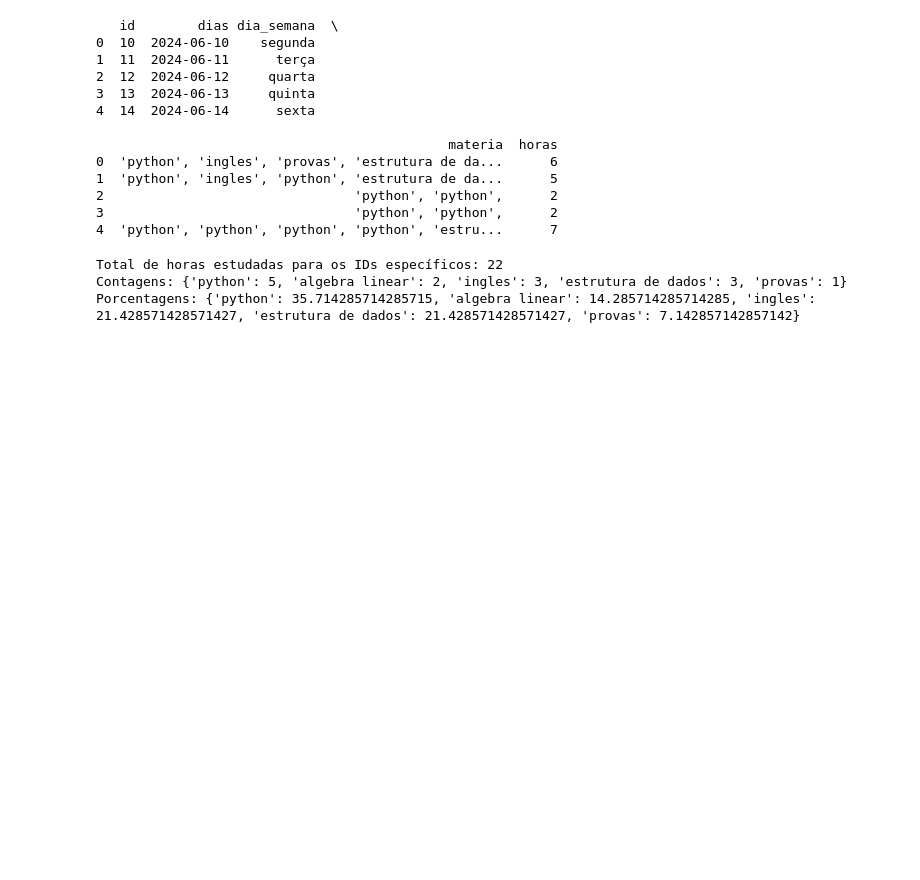
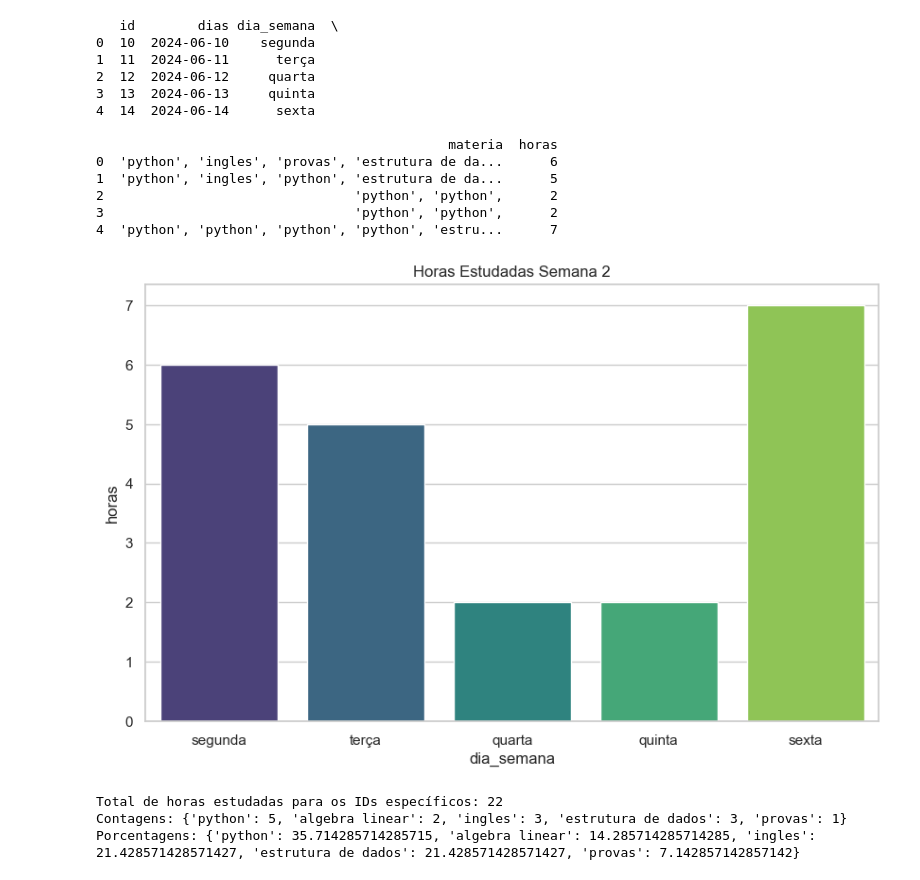
Before and after one commit to laviaRegina/Planner-grafico-estudos, a Jupyter notebook: planner.ipynb, the cells around one changed output. Cells and saved outputs as stored; diff of their text form; code cells hidden in the pictures; blank space fills up the shorter version.

```diff
--- a/planner.ipynb
+++ b/planner.ipynb
@@ -226,6 +233,22 @@ print(df)
 # %%
 conn = sqlite3.connect('Planner.db')
 df = pd.read_sql_query("SELECT materia FROM Planner", conn)
+# %%
+dias_especificos = (10, 11, 12, 13, 14)
+query = "SELECT id, dia_semana, horas FROM Planner WHERE id IN (?, ?, ?, ?, ?)"
+df_semana2 = pd.read_sql_query(query, conn, params=dias_especificos)
+# %%
+sns.set(style="whitegrid")
+plt.figure(figsize=(10, 6))
+sns.barplot(data=df_semana2, x='dia_semana', y='horas', palette="viridis")
+
+plt.title('Horas Estudadas Semana 2')
+plt.xlabel('dia_semana')
+plt.ylabel('horas')
+
+plt.show()
+# %% [output]
+[figure, added]
 # %%
 id_min = 10
 id_max = 14
```
Also changed, not shown: parts of 7 cells of this notebook, 1 other file.
